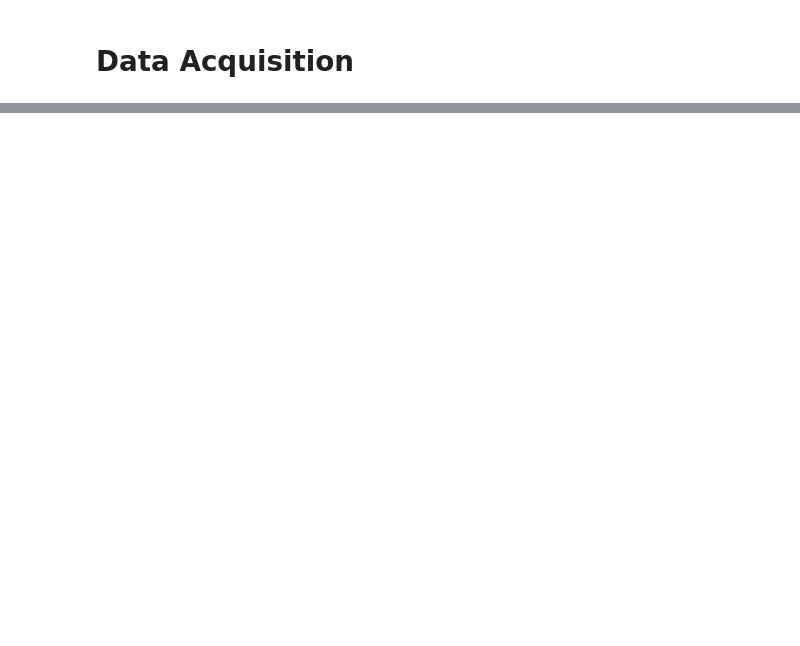
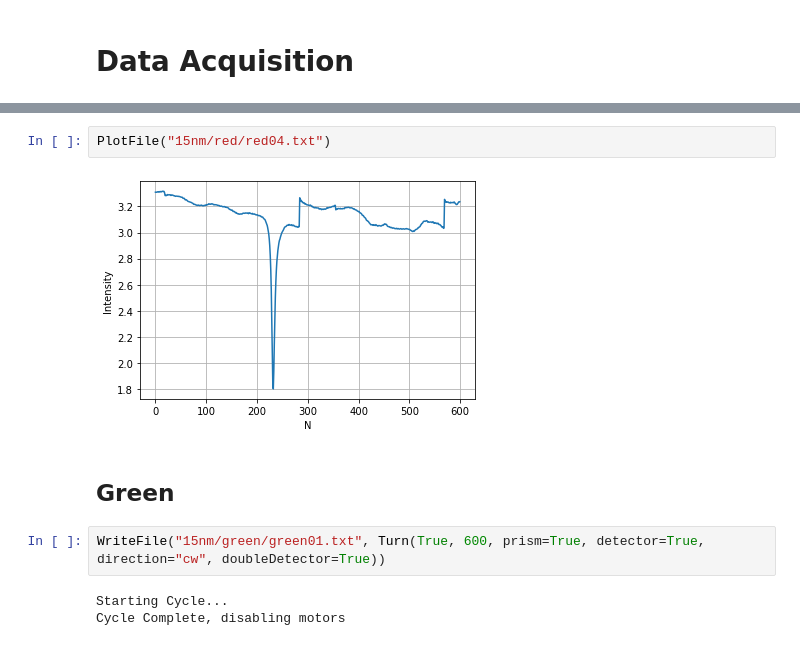
Before and after one commit to daraghhollman/UCD_PASS_Labs, a Jupyter notebook: Surface_Plasmons/Python/surfacePlasmons.ipynb, the cells around one changed output, grey strips where cells are left out. Saved outputs shown, nothing was run; the diff lists cells and outputs as text; blank space fills up the shorter version.

```diff
--- a/Surface_Plasmons/Python/surfacePlasmons.ipynb
+++ b/Surface_Plasmons/Python/surfacePlasmons.ipynb
@@ -344,0 +234,11 @@ plt.legend()
+# %%
+PlotFile("15nm/red/red04.txt")
+# %% [output]
+[figure, added]
+# %% [markdown]
+## Green
+# %%
+WriteFile("15nm/green/green01.txt", Turn(True, 600, prism=True, detector=True, direction="cw", doubleDetector=True))
+# %% [output]
+Starting Cycle...
+Cycle Complete, disabling motors
```
Also changed, not shown: parts of 157 cells of this notebook, 11 other files.
